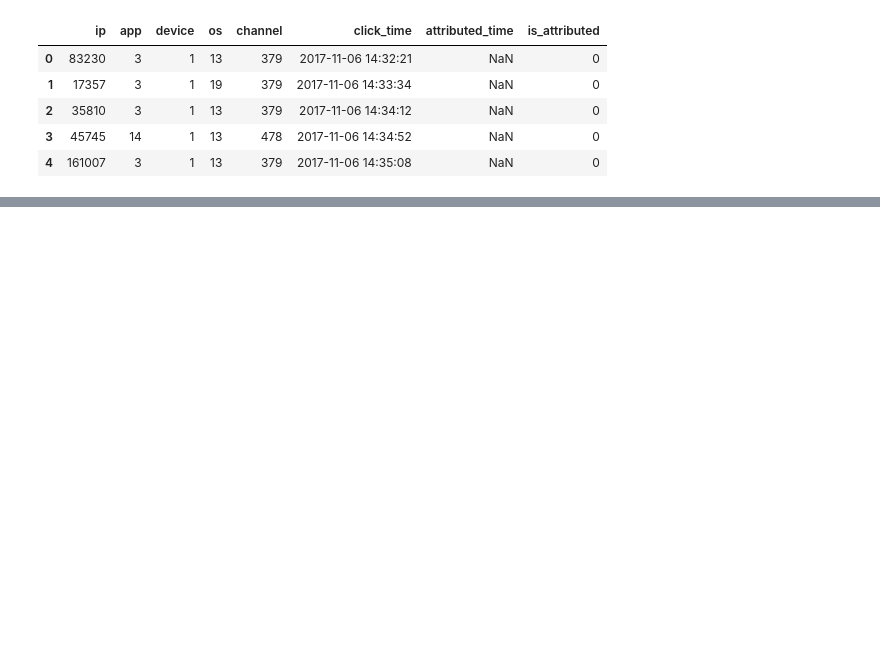
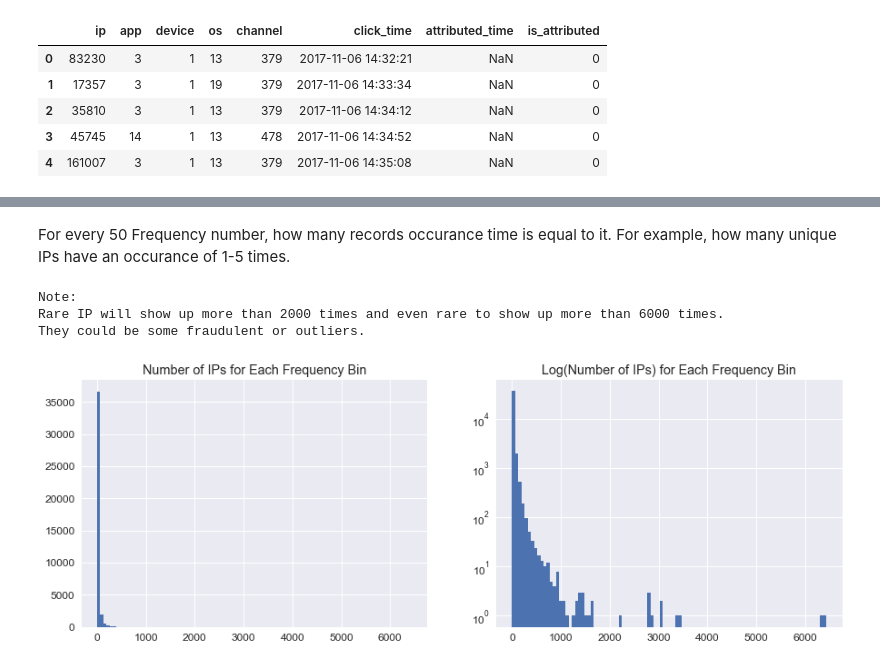
Before and after one commit to linicole/kaggle, a Jupyter notebook: TalkingData_AdTracking/data_preview.ipynb, the cells around one changed output, grey strips where cells are left out. Saved outputs shown, nothing was run; the diff lists cells and outputs as text; code cells hidden in the pictures; blank space fills up the shorter version.

```diff
--- a/TalkingData_AdTracking/data_preview.ipynb
+++ b/TalkingData_AdTracking/data_preview.ipynb
@@ -43,0 +153,24 @@ df_train.head()
+# %% [markdown]
+For every 50 Frequency number, how many records occurance time is equal to it. For example, how many unique IPs have an occurance of 1-5 times.
+# %%
+var_viz = 'ip'
+
+sorted_count = np.sort(df_train[var_viz].value_counts().as_matrix())[::-1] # the frequency of each unique IP
+
+fig = plt.figure(figsize=(15,5))
+ax = fig.add_subplot(1, 2, 1)
+plt.hist(sorted_count, bins=100) # Counts of Unique IP for a frequency range
+ax.set(title="Number of {}s for Each Frequency Bin".format(var_viz.upper()));
+
+ax = fig.add_subplot(1, 2, 2)
+plt.hist(sorted_count, bins=100) # Counts of Unique IP for a frequency range
+ax.set_yscale('log', nonposy='clip') # nonposy: log(1) = 0 --> clipped to a very small positive number
+ax.set(title="Log(Number of {}s) for Each Frequency Bin".format(var_viz.upper()));
+
+
+print("Note: \nRare IP will show up more than 2000 times and even rare to show up more than 6000 times. \nThey could be some fraudulent or outliers.")
+# %% [output]
+Note:
+Rare IP will show up more than 2000 times and even rare to show up more than 6000 times.
+They could be some fraudulent or outliers.
+[figure, added]
```
Also changed, not shown: parts of 30 cells of this notebook.
